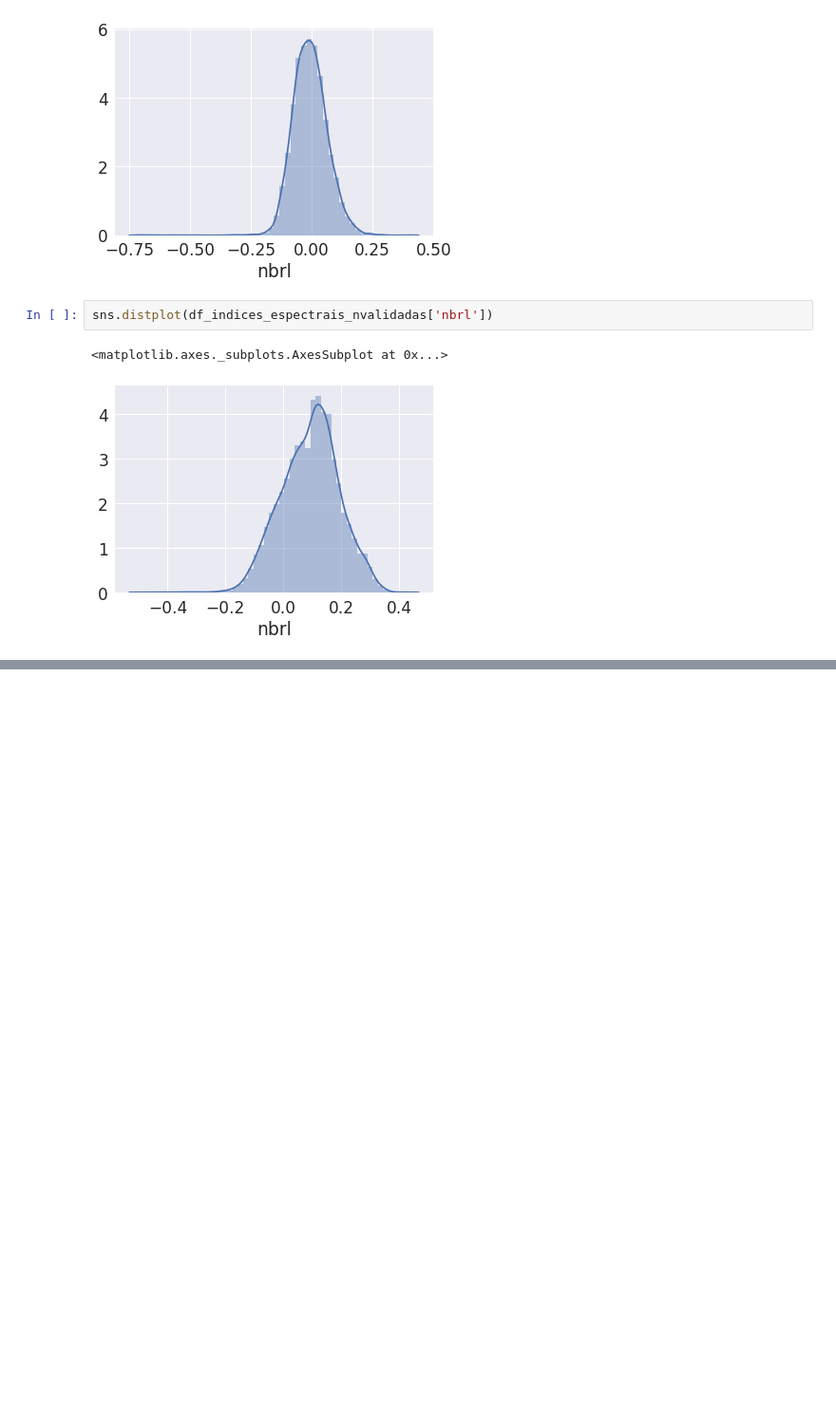
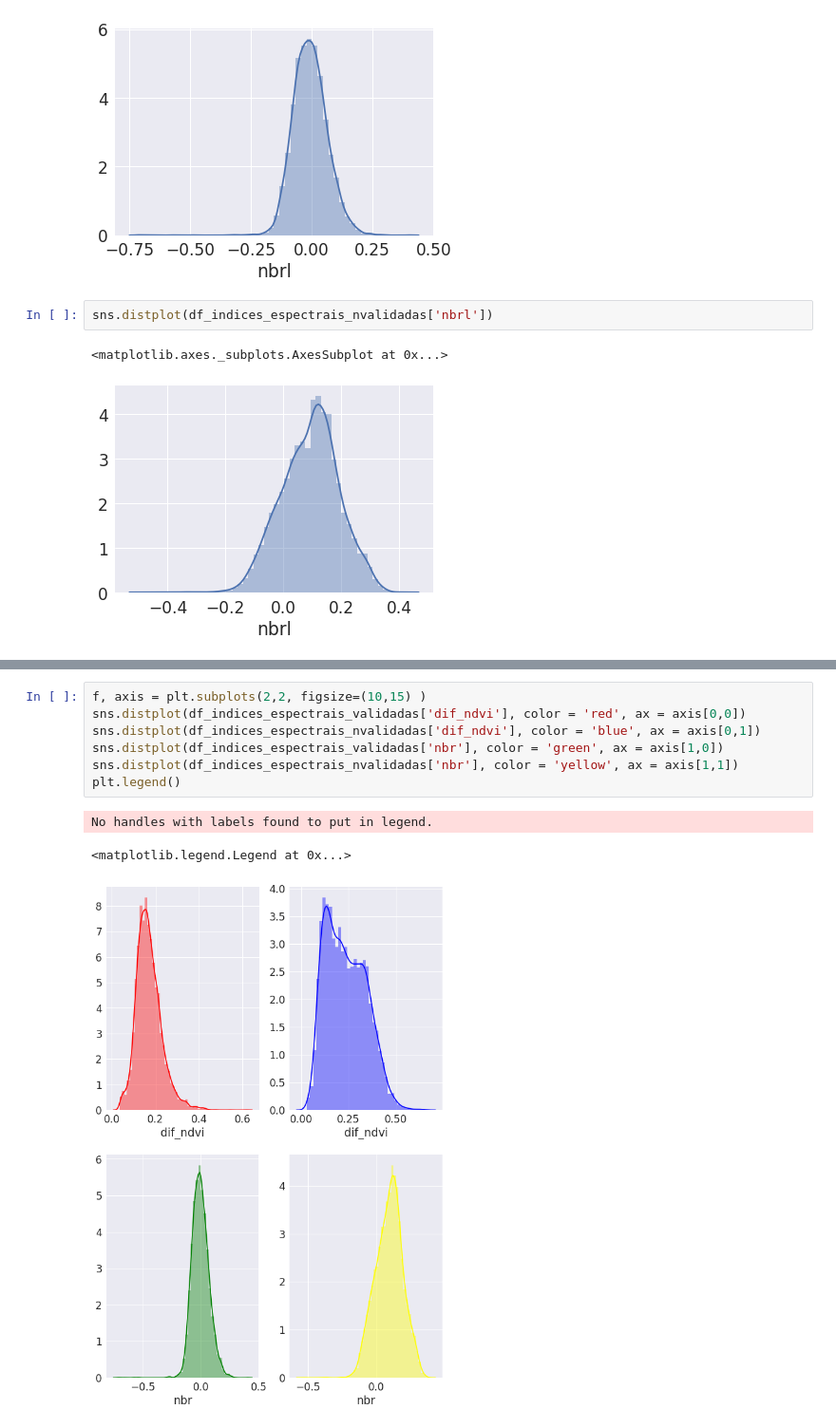
Before and after one commit to GSansigolo/data-science, a Jupyter notebook: src/analise_dados/analise.ipynb, the cells around one changed output, grey strips where cells are left out. Shown at 95% size. Drawn from its saved outputs; the diff is of its cells as text; blank space fills up the shorter version.

```diff
--- a/src/analise_dados/analise.ipynb
+++ b/src/analise_dados/analise.ipynb
@@ -274,0 +277,11 @@ No handles with labels found to put in legend.
+# %%
+f, axis = plt.subplots(2,2, figsize=(10,15) )
+sns.distplot(df_indices_espectrais_validadas['dif_ndvi'], color = 'red', ax = axis[0,0])
+sns.distplot(df_indices_espectrais_nvalidadas['dif_ndvi'], color = 'blue', ax = axis[0,1])
+sns.distplot(df_indices_espectrais_validadas['nbr'], color = 'green', ax = axis[1,0])
+sns.distplot(df_indices_espectrais_nvalidadas['nbr'], color = 'yellow', ax = axis[1,1])
+plt.legend()
+# %% [output]
+No handles with labels found to put in legend.
+<matplotlib.legend.Legend at 0x...>
+[figure, added]
```
Also changed, not shown: parts of 2 cells of this notebook.
